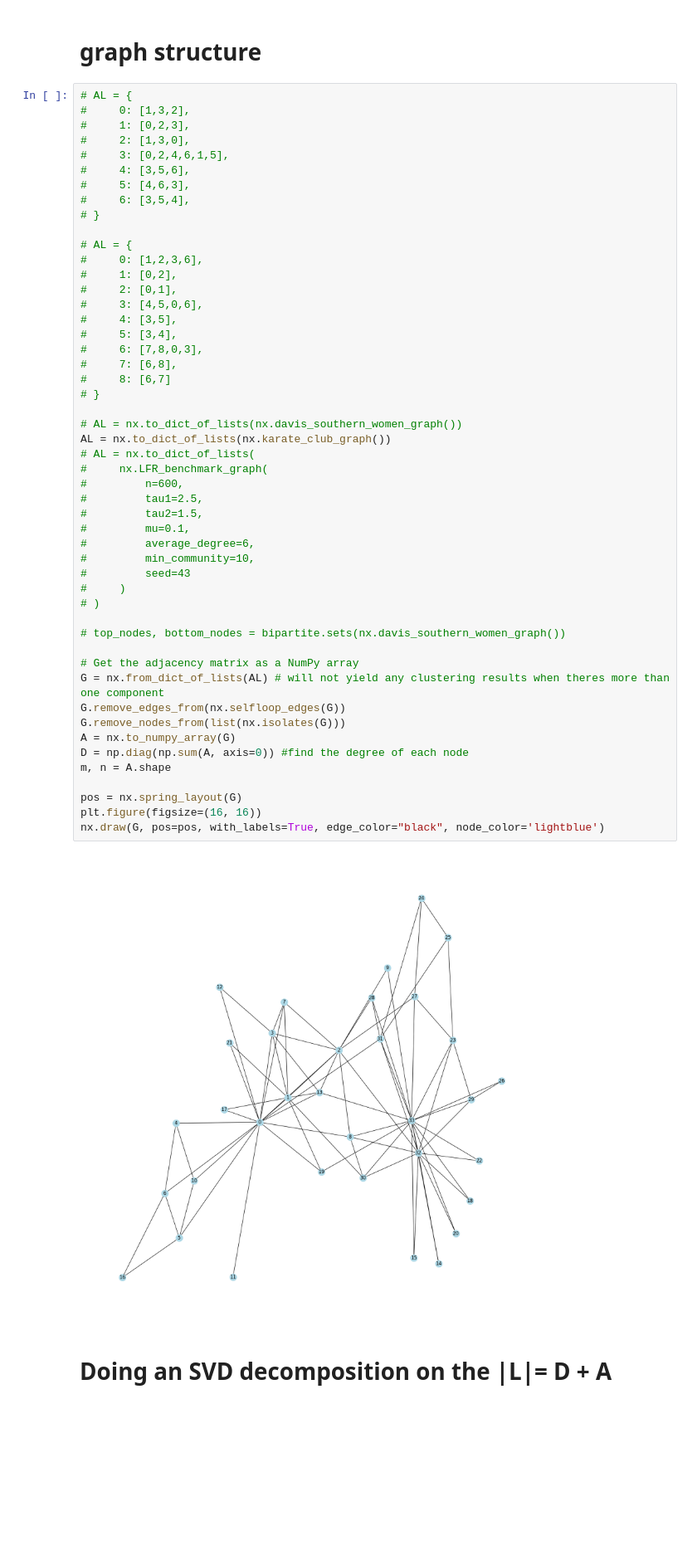
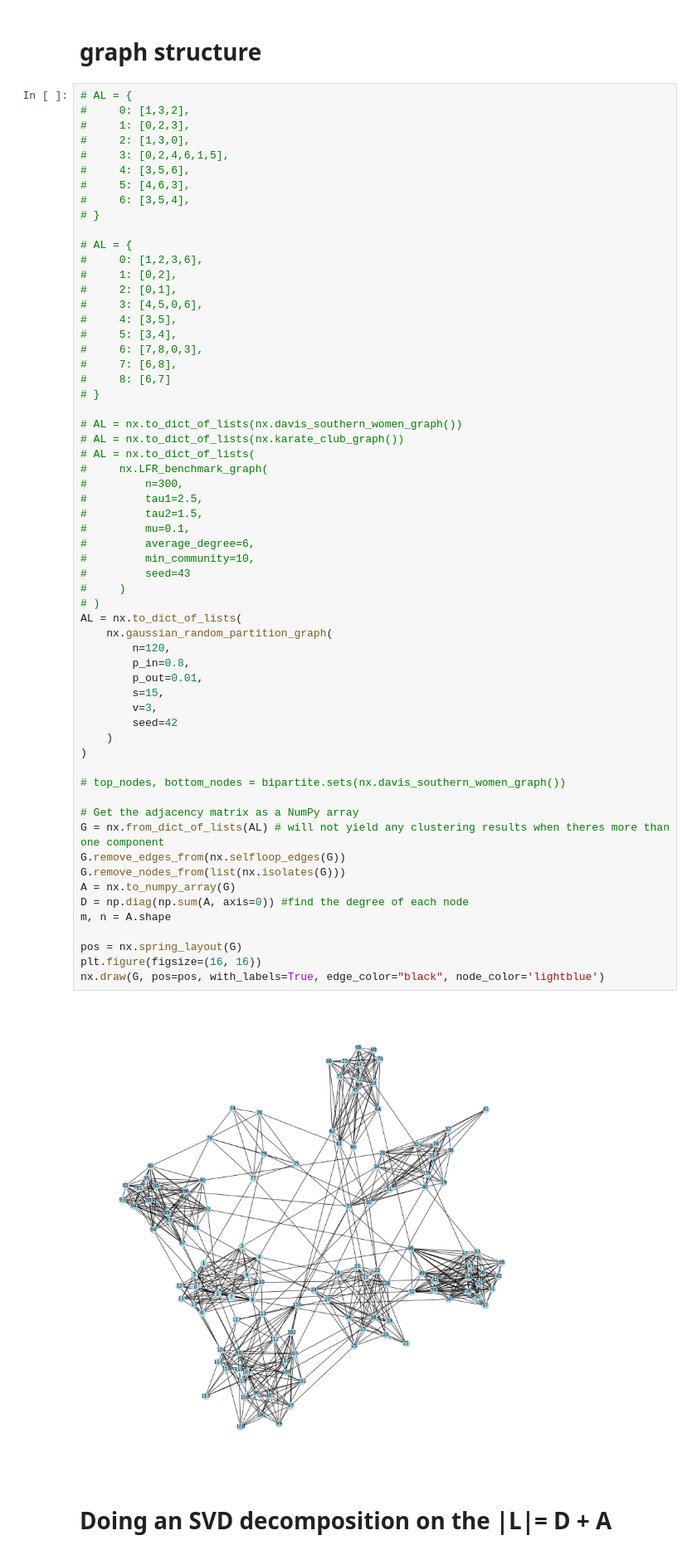
Before and after one commit to xiao278/svd_applications, a Jupyter notebook: community_detection_implementation.ipynb, the cells around one changed output. Shown at 83% size. Cells and saved outputs as stored; diff of their text form; blank space fills up the shorter version.

```diff
--- a/community_detection_implementation.ipynb
+++ b/community_detection_implementation.ipynb
@@ -38,36 +38,46 @@ from IPython.display import display
 #     7: [6,8],
 #     8: [6,7]
 # }
 
 # AL = nx.to_dict_of_lists(nx.davis_southern_women_graph())
-AL = nx.to_dict_of_lists(nx.karate_club_graph())
+# AL = nx.to_dict_of_lists(nx.karate_club_graph())
 # AL = nx.to_dict_of_lists(
 #     nx.LFR_benchmark_graph(
-#         n=600,
+#         n=300,
 #         tau1=2.5,
 #         tau2=1.5,
 #         mu=0.1,
 #         average_degree=6,
 #         min_community=10,
 #         seed=43
 #     )
 # )
+AL = nx.to_dict_of_lists(
+    nx.gaussian_random_partition_graph(
+        n=120,
+        p_in=0.8,
+        p_out=0.01,
+        s=15,
+        v=3,
+        seed=42
+    )
+)
 
 # top_nodes, bottom_nodes = bipartite.sets(nx.davis_southern_women_graph())
 
 # Get the adjacency matrix as a NumPy array
 G = nx.from_dict_of_lists(AL) # will not yield any clustering results when theres more than one component
 G.remove_edges_from(nx.selfloop_edges(G))
 G.remove_nodes_from(list(nx.isolates(G)))
 A = nx.to_numpy_array(G)
 D = np.diag(np.sum(A, axis=0)) #find the degree of each node
 m, n = A.shape
 
 pos = nx.spring_layout(G)
 plt.figure(figsize=(16, 16))
 nx.draw(G, pos=pos, with_labels=True, edge_color="black", node_color='lightblue')
 # %% [output]
-[figure, old version]
+[figure, new version]
 # %% [markdown]
 # Doing an SVD decomposition on the |L|= D + A
 # %%
```
Also changed, not shown: parts of 4 cells of this notebook.
